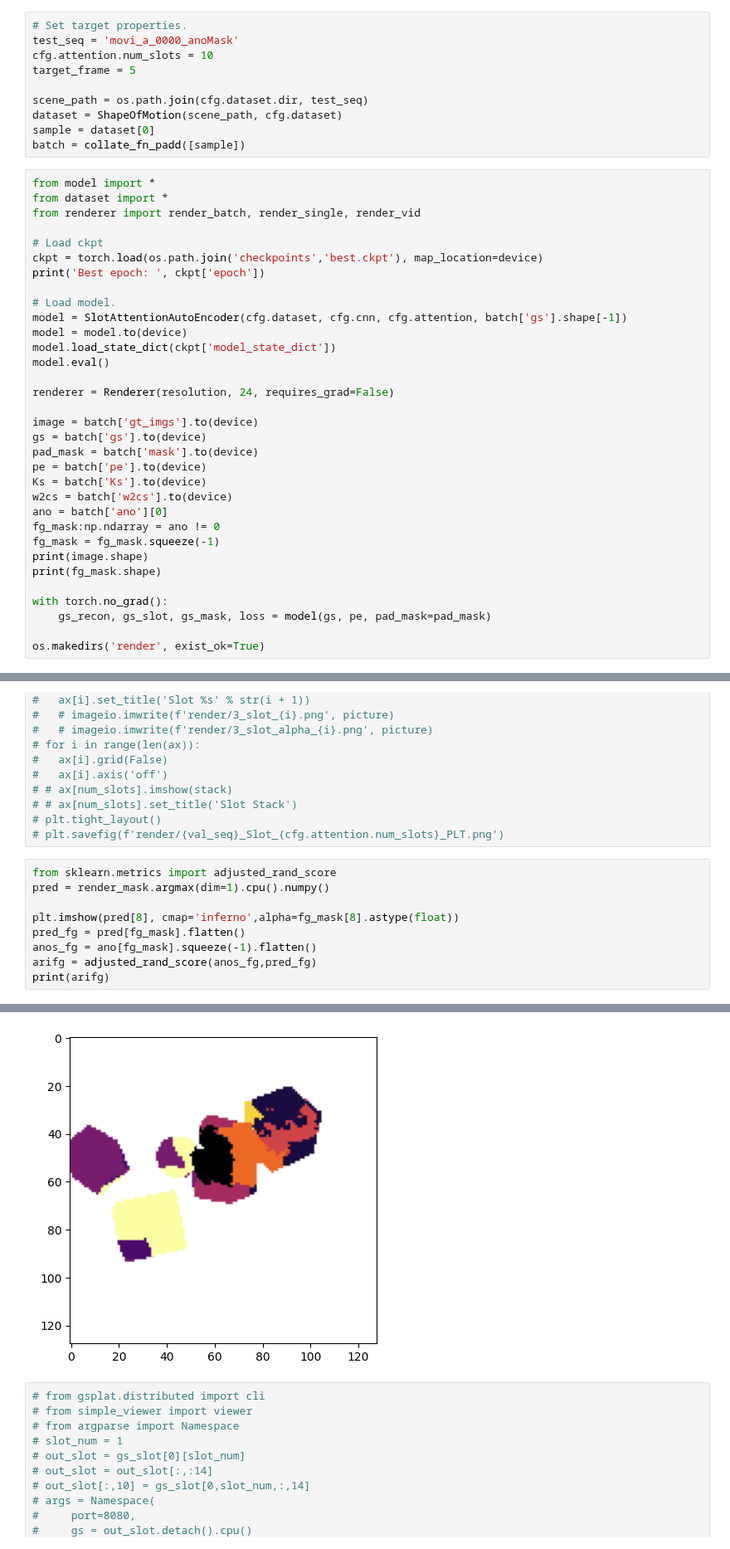
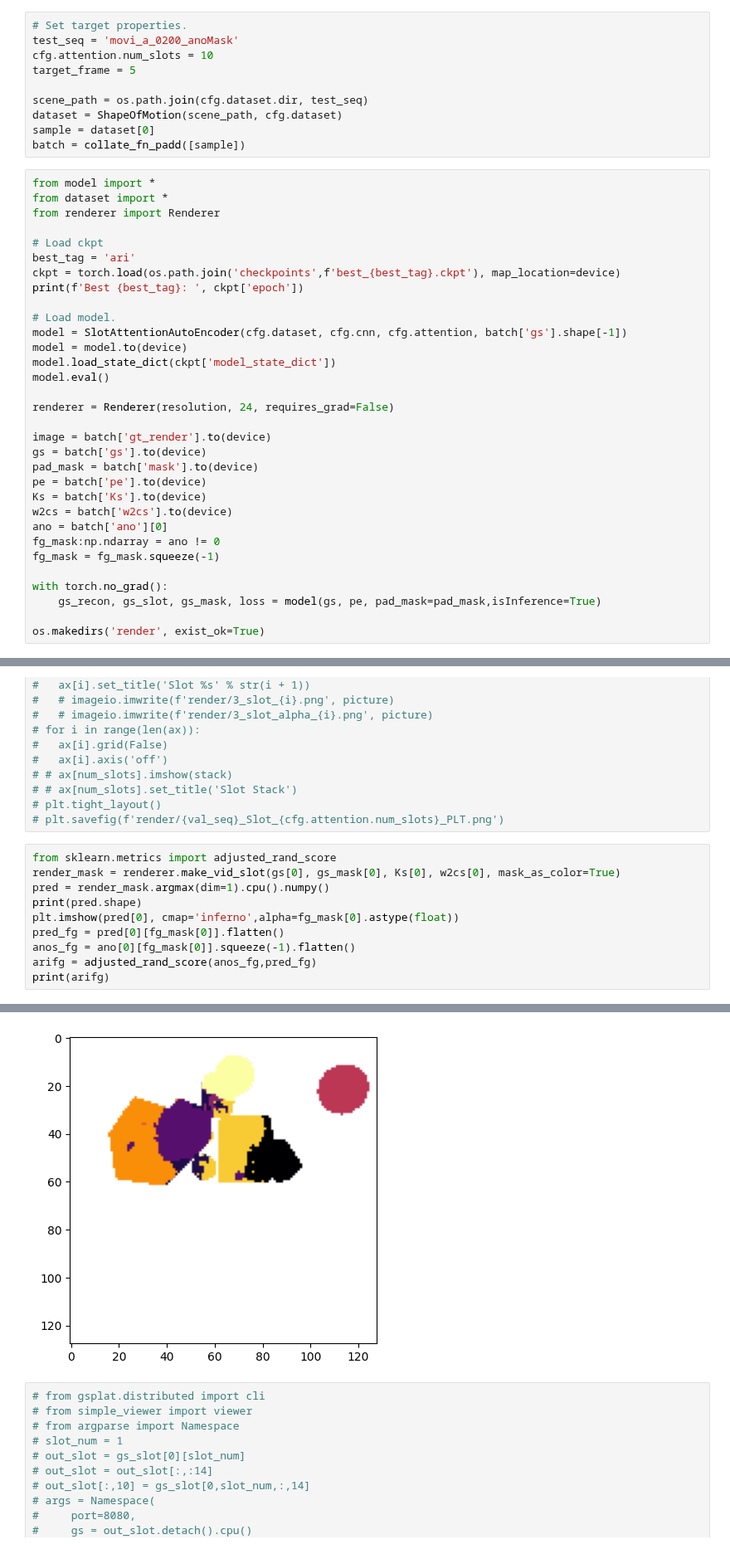
Before and after one commit to 00LukeSkyworker00/4dgs-slot-attention, a Jupyter notebook: eval.ipynb, the cells around one changed output, grey strips where cells are left out. Shown at 83% size. Saved outputs shown, nothing was run; the diff lists cells and outputs as text.

```diff
--- a/eval.ipynb
+++ b/eval.ipynb
@@ -32,7 +46,7 @@ num_iters = cfg.attention.num_iters
 resolution = tuple(cfg.dataset.resolution)
 # %%
 # Set target properties.
-test_seq = 'movi_a_0000_anoMask'
+test_seq = 'movi_a_0200_anoMask'
 cfg.attention.num_slots = 10
 target_frame = 5
 
@@ -43,11 +57,12 @@ batch = collate_fn_padd([sample])
 # %%
 from model import *
 from dataset import *
-from renderer import render_batch, render_single, render_vid
+from renderer import Renderer
 
 # Load ckpt
-ckpt = torch.load(os.path.join('checkpoints','best.ckpt'), map_location=device)
-print('Best epoch: ', ckpt['epoch'])
+best_tag = 'ari'
+ckpt = torch.load(os.path.join('checkpoints',f'best_{best_tag}.ckpt'), map_location=device)
+print(f'Best {best_tag}: ', ckpt['epoch'])
 
 # Load model.
 model = SlotAttentionAutoEncoder(cfg.dataset, cfg.cnn, cfg.attention, batch['gs'].shape[-1])
@@ -57,7 +72,7 @@ model.eval()
 
 renderer = Renderer(resolution, 24, requires_grad=False)
 
-image = batch['gt_imgs'].to(device)
+image = batch['gt_render'].to(device)
 gs = batch['gs'].to(device)
 pad_mask = batch['mask'].to(device)
 pe = batch['pe'].to(device)
@@ -66,11 +81,9 @@ w2cs = batch['w2cs'].to(device)
 ano = batch['ano'][0]
 fg_mask:np.ndarray = ano != 0
 fg_mask = fg_mask.squeeze(-1)
-print(image.shape)
-print(fg_mask.shape)
 
 with torch.no_grad():
-    gs_recon, gs_slot, gs_mask, loss = model(gs, pe, pad_mask=pad_mask)
+    gs_recon, gs_slot, gs_mask, loss = model(gs, pe, pad_mask=pad_mask,isInference=True)
 
 os.makedirs('render', exist_ok=True)
 # %% [output]
@@ -153,11 +164,12 @@ HTML(ani.to_jshtml())  # or ani.to_html5_video()
 # plt.savefig(f'render/{val_seq}_Slot_{cfg.attention.num_slots}_PLT.png')
 # %%
 from sklearn.metrics import adjusted_rand_score
+render_mask = renderer.make_vid_slot(gs[0], gs_mask[0], Ks[0], w2cs[0], mask_as_color=True)
 pred = render_mask.argmax(dim=1).cpu().numpy()
-
-plt.imshow(pred[8], cmap='inferno',alpha=fg_mask[8].astype(float))
-pred_fg = pred[fg_mask].flatten()
-anos_fg = ano[fg_mask].squeeze(-1).flatten()
+print(pred.shape)
+plt.imshow(pred[0], cmap='inferno',alpha=fg_mask[0].astype(float))
+pred_fg = pred[0][fg_mask[0]].flatten()
+anos_fg = ano[0][fg_mask[0]].squeeze(-1).flatten()
 arifg = adjusted_rand_score(anos_fg,pred_fg)
 print(arifg)
 # %% [output]
@@ -164,4 +178,4 @@ print(arifg)
-[figure, old version]
+[figure, new version]
 # %%
 # from gsplat.distributed import cli
 # from simple_viewer import viewer
```
Also changed, not shown: parts of 4 cells of this notebook, 6 other files.
